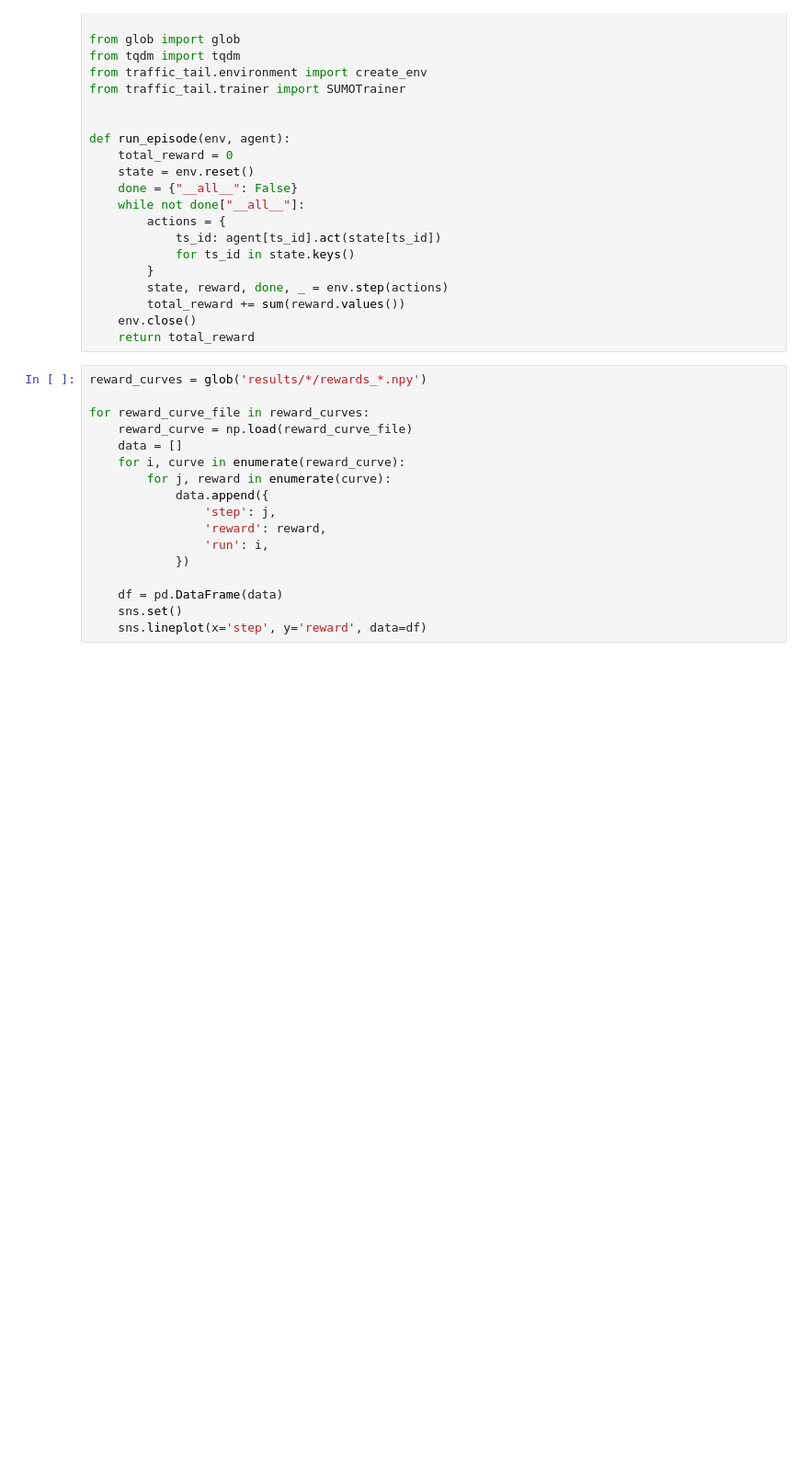
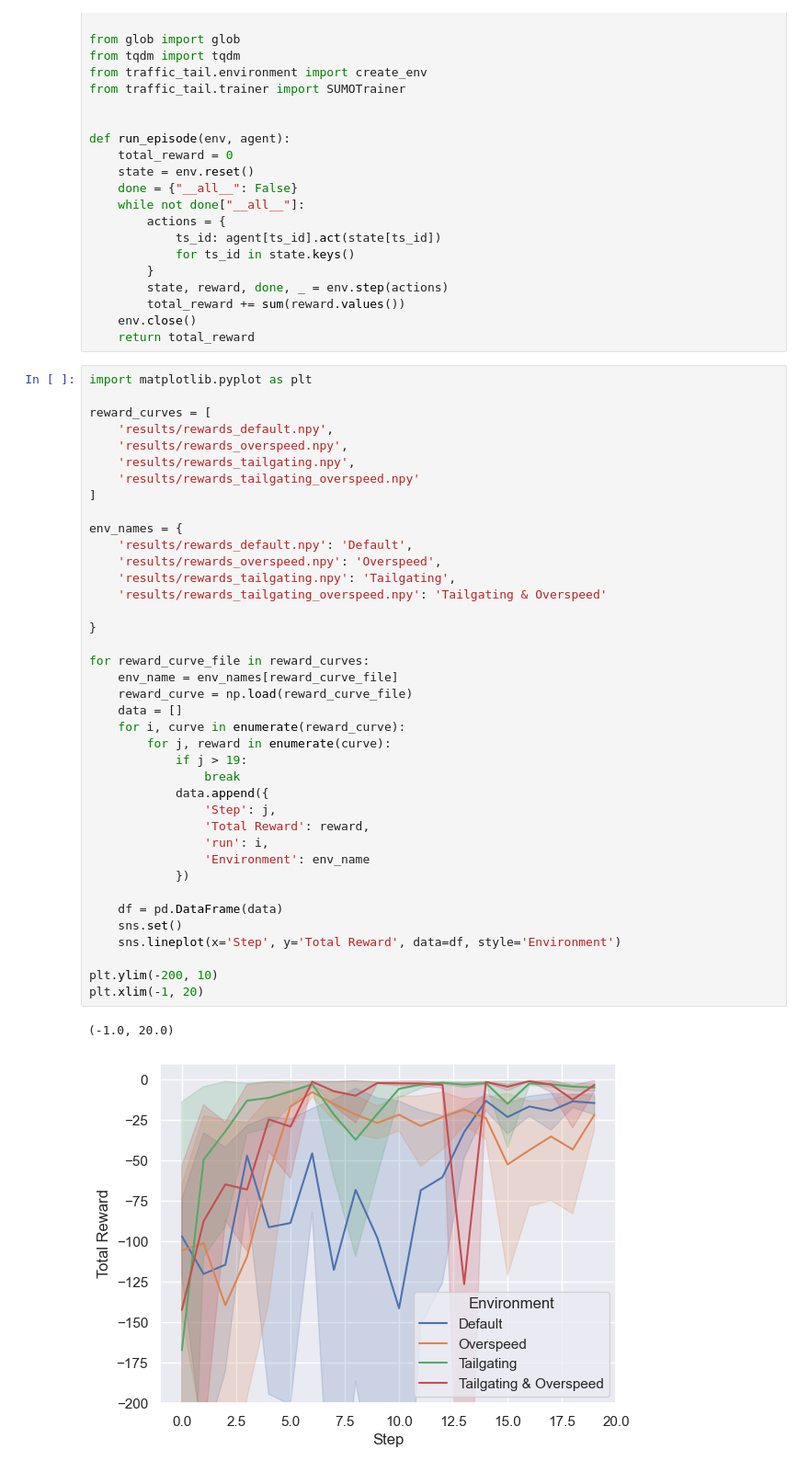
Before and after one commit to jadehaus/traffic-tail, a Jupyter notebook: plot_results.ipynb, the cells around one changed output. Shown: that part at 92% size. Drawn from its saved outputs; the diff is of its cells as text; blank space fills up the shorter version.

Commit message:
add experiment results

```diff
--- a/plot_results.ipynb
+++ b/plot_results.ipynb
@@ -63,19 +63,44 @@ def run_episode(env, agent):
     env.close()
     return total_reward
 # %%
-reward_curves = glob('results/*/rewards_*.npy')
+import matplotlib.pyplot as plt
+
+reward_curves = [
+    'results/rewards_default.npy',
+    'results/rewards_overspeed.npy',
+    'results/rewards_tailgating.npy',
+    'results/rewards_tailgating_overspeed.npy'
+]
+
+env_names = {
+    'results/rewards_default.npy': 'Default',
+    'results/rewards_overspeed.npy': 'Overspeed',
+    'results/rewards_tailgating.npy': 'Tailgating',
+    'results/rewards_tailgating_overspeed.npy': 'Tailgating & Overspeed'
+
+}
 
 for reward_curve_file in reward_curves:
+    env_name = env_names[reward_curve_file]
     reward_curve = np.load(reward_curve_file)
     data = []
     for i, curve in enumerate(reward_curve):
         for j, reward in enumerate(curve):
+            if j > 19:
+                break
             data.append({
-                'step': j,
-                'reward': reward,
+                'Step': j,
+                'Total Reward': reward,
                 'run': i,
+                'Environment': env_name
             })
 
     df = pd.DataFrame(data)
     sns.set()
-    sns.lineplot(x='step', y='reward', data=df)
+    sns.lineplot(x='Step', y='Total Reward', data=df, style='Environment')
+
+plt.ylim(-200, 10)
+plt.xlim(-1, 20)
+# %% [output]
+(-1.0, 20.0)
+[figure, added]
```
Also changed, not shown: parts of 1 cell of this notebook, 34 other files.
